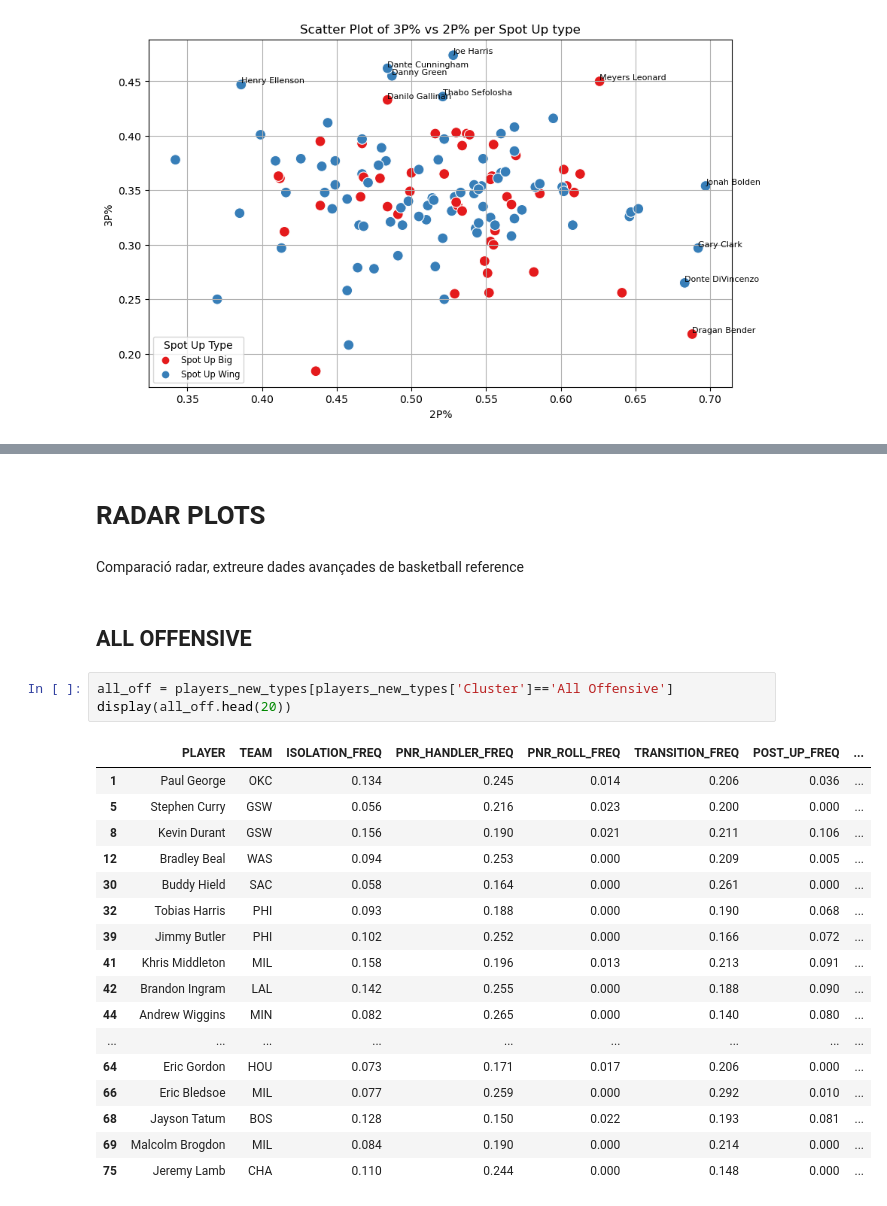
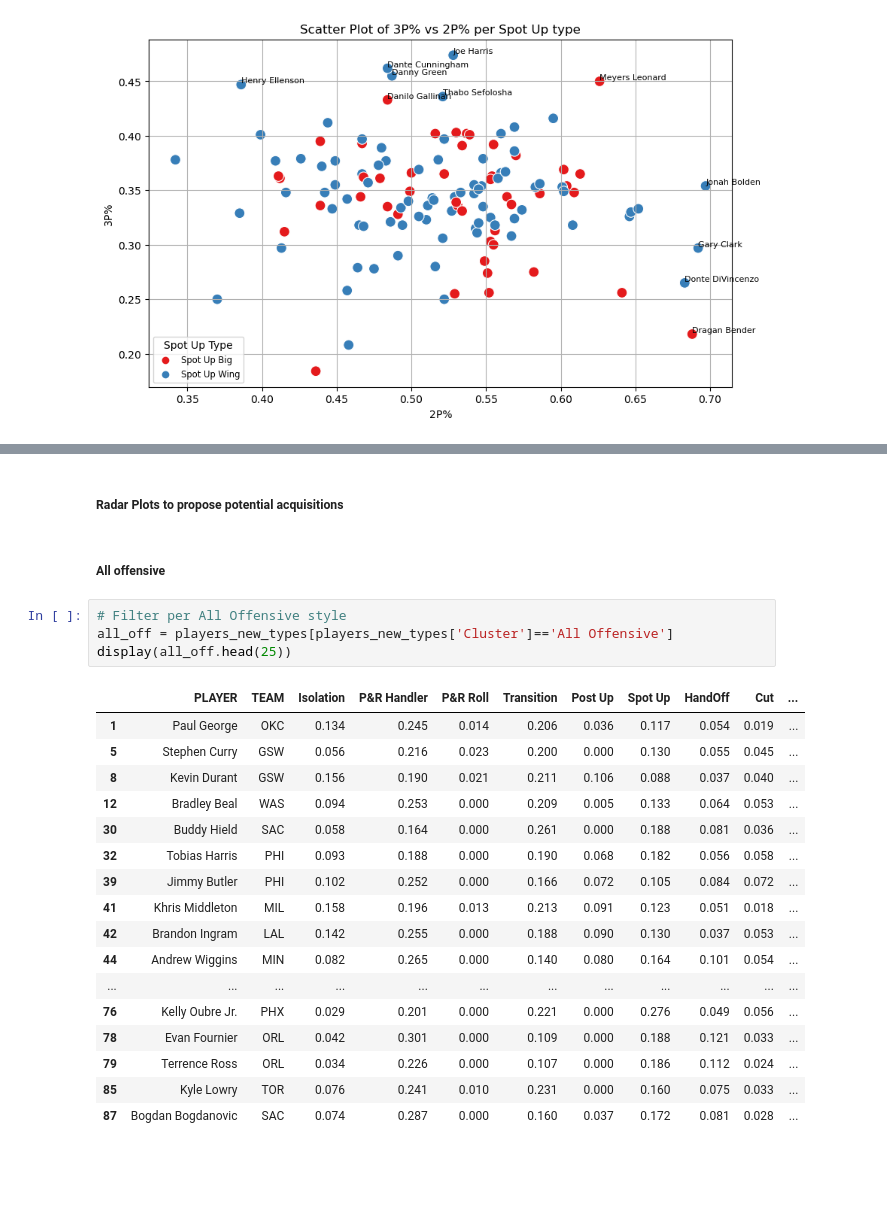
Before and after one commit to GabrielGausachs/Kmeans-for-NBA-PlayerTypes, a Jupyter notebook: code/analysing.ipynb, the cells around one changed output, grey strips where cells are left out. Saved outputs shown, nothing was run; the diff lists cells and outputs as text; blank space fills up the shorter version.

Commit message:
update radar plot

```diff
--- a/code/analysing.ipynb
+++ b/code/analysing.ipynb
@@ -190,27 +145,26 @@ display(atl.head())
-# %% [markdown]
-# RADAR PLOTS
-# %% [markdown]
-Comparació radar, extreure dades avançades de basketball reference
-# %% [markdown]
-## ALL OFFENSIVE
+# %% [markdown]
+##### Radar Plots to propose potential acquisitions
+# %% [markdown]
+##### All offensive
 # %%
+# Filter per All Offensive style
 all_off = players_new_types[players_new_types['Cluster']=='All Offensive']
-display(all_off.head(20))
+display(all_off.head(25))
 # %% [output]
-|  | PLAYER | TEAM | ISOLATION_FREQ | PNR_HANDLER_FREQ | PNR_ROLL_FREQ | TRANSITION_FREQ | POST_UP_FREQ | ... |
-| 1 | Paul George | OKC | 0.134 | 0.245 | 0.014 | 0.206 | 0.036 | ... |
-| 5 | Stephen Curry | GSW | 0.056 | 0.216 | 0.023 | 0.200 | 0.000 | ... |
-| 8 | Kevin Durant | GSW | 0.156 | 0.190 | 0.021 | 0.211 | 0.106 | ... |
-| 12 | Bradley Beal | WAS | 0.094 | 0.253 | 0.000 | 0.209 | 0.005 | ... |
-| 30 | Buddy Hield | SAC | 0.058 | 0.164 | 0.000 | 0.261 | 0.000 | ... |
-| 32 | Tobias Harris | PHI | 0.093 | 0.188 | 0.000 | 0.190 | 0.068 | ... |
-| 39 | Jimmy Butler | PHI | 0.102 | 0.252 | 0.000 | 0.166 | 0.072 | ... |
-| 41 | Khris Middleton | MIL | 0.158 | 0.196 | 0.013 | 0.213 | 0.091 | ... |
-| 42 | Brandon Ingram | LAL | 0.142 | 0.255 | 0.000 | 0.188 | 0.090 | ... |
-| 44 | Andrew Wiggins | MIN | 0.082 | 0.265 | 0.000 | 0.140 | 0.080 | ... |
-| ... | ... | ... | ... | ... | ... | ... | ... | ... |
-| 64 | Eric Gordon | HOU | 0.073 | 0.171 | 0.017 | 0.206 | 0.000 | ... |
-| 66 | Eric Bledsoe | MIL | 0.077 | 0.259 | 0.000 | 0.292 | 0.010 | ... |
-| 68 | Jayson Tatum | BOS | 0.128 | 0.150 | 0.022 | 0.193 | 0.081 | ... |
-| 69 | Malcolm Brogdon | MIL | 0.084 | 0.190 | 0.000 | 0.214 | 0.000 | ... |
-| 75 | Jeremy Lamb | CHA | 0.110 | 0.244 | 0.000 | 0.148 | 0.000 | ... |
+|  | PLAYER | TEAM | Isolation | P&R Handler | P&R Roll | Transition | Post Up | Spot Up | HandOff | Cut | ... |
+| 1 | Paul George | OKC | 0.134 | 0.245 | 0.014 | 0.206 | 0.036 | 0.117 | 0.054 | 0.019 | ... |
+| 5 | Stephen Curry | GSW | 0.056 | 0.216 | 0.023 | 0.200 | 0.000 | 0.130 | 0.055 | 0.045 | ... |
+| 8 | Kevin Durant | GSW | 0.156 | 0.190 | 0.021 | 0.211 | 0.106 | 0.088 | 0.037 | 0.040 | ... |
+| 12 | Bradley Beal | WAS | 0.094 | 0.253 | 0.000 | 0.209 | 0.005 | 0.133 | 0.064 | 0.053 | ... |
+| 30 | Buddy Hield | SAC | 0.058 | 0.164 | 0.000 | 0.261 | 0.000 | 0.188 | 0.081 | 0.036 | ... |
+| 32 | Tobias Harris | PHI | 0.093 | 0.188 | 0.000 | 0.190 | 0.068 | 0.182 | 0.056 | 0.058 | ... |
+| 39 | Jimmy Butler | PHI | 0.102 | 0.252 | 0.000 | 0.166 | 0.072 | 0.105 | 0.084 | 0.072 | ... |
+| 41 | Khris Middleton | MIL | 0.158 | 0.196 | 0.013 | 0.213 | 0.091 | 0.123 | 0.051 | 0.018 | ... |
+| 42 | Brandon Ingram | LAL | 0.142 | 0.255 | 0.000 | 0.188 | 0.090 | 0.130 | 0.037 | 0.053 | ... |
+| 44 | Andrew Wiggins | MIN | 0.082 | 0.265 | 0.000 | 0.140 | 0.080 | 0.164 | 0.101 | 0.054 | ... |
+| ... | ... | ... | ... | ... | ... | ... | ... | ... | ... | ... | ... |
+| 76 | Kelly Oubre Jr. | PHX | 0.029 | 0.201 | 0.000 | 0.221 | 0.000 | 0.276 | 0.049 | 0.056 | ... |
+| 78 | Evan Fournier | ORL | 0.042 | 0.301 | 0.000 | 0.109 | 0.000 | 0.188 | 0.121 | 0.033 | ... |
+| 79 | Terrence Ross | ORL | 0.034 | 0.226 | 0.000 | 0.107 | 0.000 | 0.186 | 0.112 | 0.024 | ... |
+| 85 | Kyle Lowry | TOR | 0.076 | 0.241 | 0.010 | 0.231 | 0.000 | 0.160 | 0.075 | 0.033 | ... |
+| 87 | Bogdan Bogdanovic | SAC | 0.074 | 0.287 | 0.000 | 0.160 | 0.037 | 0.172 | 0.081 | 0.028 | ... |
```
Also changed, not shown: parts of 15 cells of this notebook, 2 other files.
